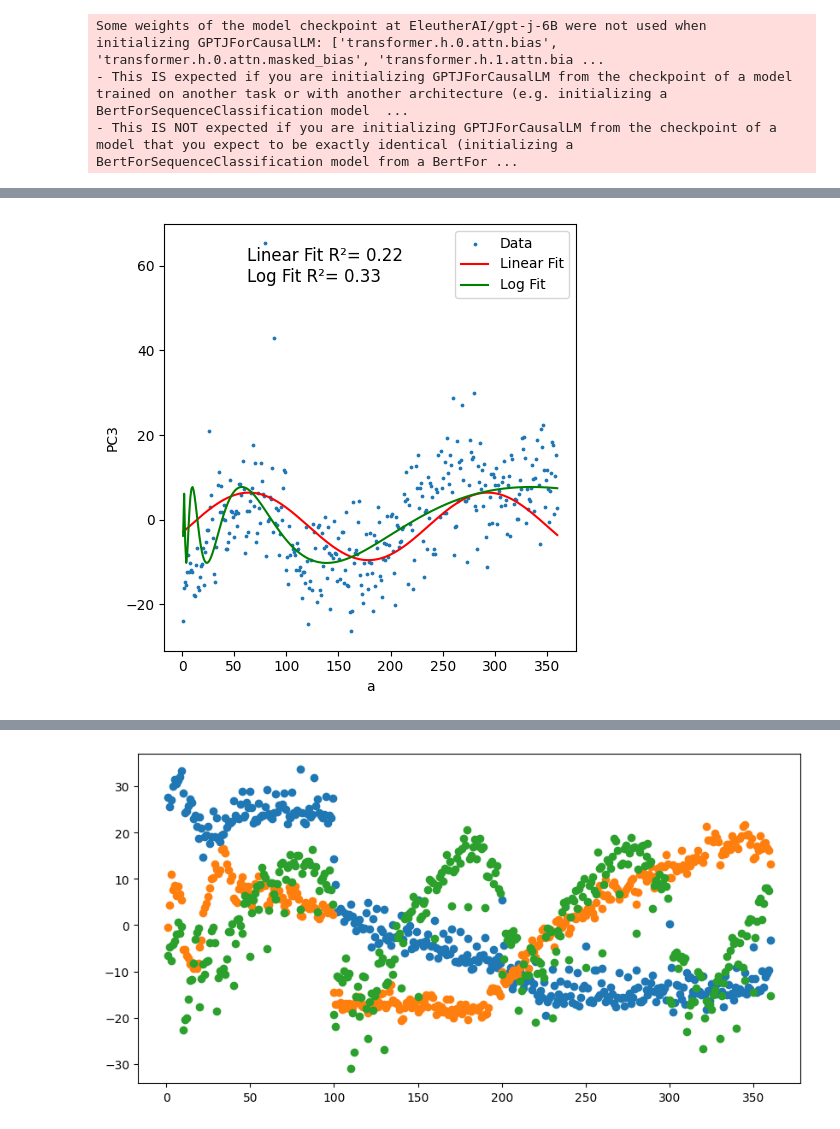
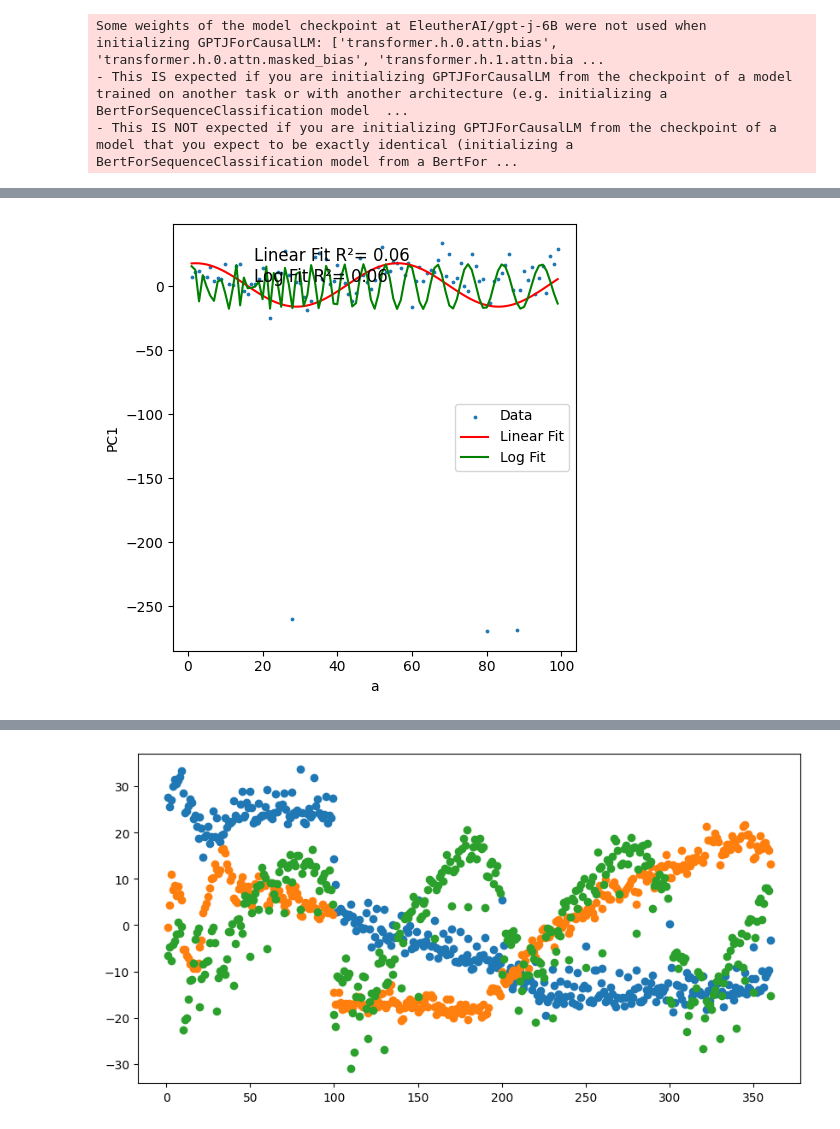
Before and after one commit to BorisTheBrave/llm-addition-takehome, a Jupyter notebook: main.ipynb, the cells around one changed output, grey strips where cells are left out. Drawn from its saved outputs; the diff is of its cells as text; code cells hidden in the pictures.

```diff
--- a/main.ipynb
+++ b/main.ipynb
@@ -65,7 +65,7 @@ def get_nums_hss_solo(mina = 0,maxa = 99):
     return nums, act
 # %%
 mina = 1
-maxa = 360
+maxa = 99
 layer = 3
 a, hss = get_nums_hss_solo( mina, maxa)
 # Filter out zeros, they cannot be used with log
@@ -159,58 +234,59 @@ plt.show()
 # %%
-# Fits a given component to a sine wave.
+# Fits a given sin/cos component to a sine wave.
 
 import matplotlib.pyplot as plt
 #rng = slice(0, 105)
 rng = slice(None, None)
 
-component = 2
-y = tf[:, component]
+component = 6
+for component in range(0, 10):
+    y = tf[:, component]
 
-def fit(period, is_log):
-    if is_log:
-        t = np.log(a)
-        sina = np.sin(t / np.log(period) * 2*np.pi)
-        cosa = np.cos(t / np.log(period) * 2*np.pi)
-    else:
-        t = a/period
-        sina = np.sin(t * 2*np.pi)
-        cosa = np.cos(t * 2*np.pi)
+    def fit(period, is_log):
+        if is_log:
+            t = np.log(a)
+            sina = np.sin(t / np.log(period) * 2*np.pi)
+            cosa = np.cos(t / np.log(period) * 2*np.pi)
+        else:
+            t = a/period
+            sina = np.sin(t * 2*np.pi)
+            cosa = np.cos(t * 2*np.pi)
 
-    X = np.stack([sina, cosa], axis = 1)
+        X = np.stack([sina, cosa], axis = 1)
 
-    lr = LinearRegression()
+        lr = LinearRegression()
 
-    lr.fit(X, y)
-    r2 = lr.score(X, y)
+        lr.fit(X, y)
+        r2 = lr.score(X, y)
 
-    y_pred = lr.predict(X)
+        y_pred = lr.predict(X)
 
-    return r2, lr, y_pred, period
+        return r2, lr, y_pred, period
 
-def best_fit(periods, is_log):
-    results = [fit(period, is_log) for period in tqdm(periods)]
-    best = max(results, key=lambda x: x[0])
-    return best
+    def best_fit(periods, is_log):
+        results = [fit(period, is_log) for period in tqdm(periods)]
+        best = max(results, key=lambda x: x[0])
+        return best
 
-best_linear = best_fit(np.logspace(np.log10(50), np.log10(300), 300), False)
-best_log = best_fit(np.logspace(np.log10(1.001), np.log10(10), 300), True)
+    best_linear = best_fit(np.logspace(np.log10(50), np.log10(300), 300), False)
+    best_log = best_fit(np.logspace(np.log10(1.001), np.log10(10), 300), True)
 
-fig, axs = plt.subplots(1, 1, figsize=(5, 5))
-axs = axs
+    fig, axs = plt.subplots(1, 1, figsize=(5, 5))
+    axs = axs
 
-axs.scatter(a, y, s=3)
-axs.plot(a, best_linear[2], color='red')
-axs.plot(a, best_log[2], color='green')
-axs.set_xlabel('a')
-axs.set_ylabel(f'PC{component+1}')
-plt.tight_layout()
-print("linear r2 score", best_linear[0], best_linear[3])
-print("log r2 score", best_log[0], best_log[3])
-print("log is better" if best_log[0] > best_linear[0] else "linear is better")
-plt.legend(['Data', 'Linear Fit', 'Log Fit'])
-plt.text(0.2, 0.9, f'Linear Fit R²= {best_linear[0]:.2f}\nLog Fit R²= {best_log[0]:.2f}', horizontalalignment='left', verticalalignment='center', transform=axs.transAxes, fontsize=12)
+    axs.scatter(a, y, s=3)
+    axs.plot(a, best_linear[2], color='red')
+    axs.plot(a, best_log[2], color='green')
+    axs.set_xlabel('a')
+    axs.set_ylabel(f'PC{component+1}')
+    plt.tight_layout()
+    print("linear r2 score", best_linear[0], best_linear[3])
+    print("log r2 score", best_log[0], best_log[3])
+    print("log is better" if best_log[0] > best_linear[0] else "linear is better")
+    plt.legend(['Data', 'Linear Fit', 'Log Fit'])
+    plt.text(0.2, 0.9, f'Linear Fit R²= {best_linear[0]:.2f}\nLog Fit R²= {best_log[0]:.2f}', horizontalalignment='left', verticalalignment='center', transform=axs.transAxes, fontsize=12)
 
-plt.show()
+    plt.show()
 
 # LOG is better: PC3
 # %% [output]
@@ -220 +296 @@ log is better
-[figure, old version]
+[figure, new version]
```
Also changed, not shown: parts of 4 cells of this notebook.
